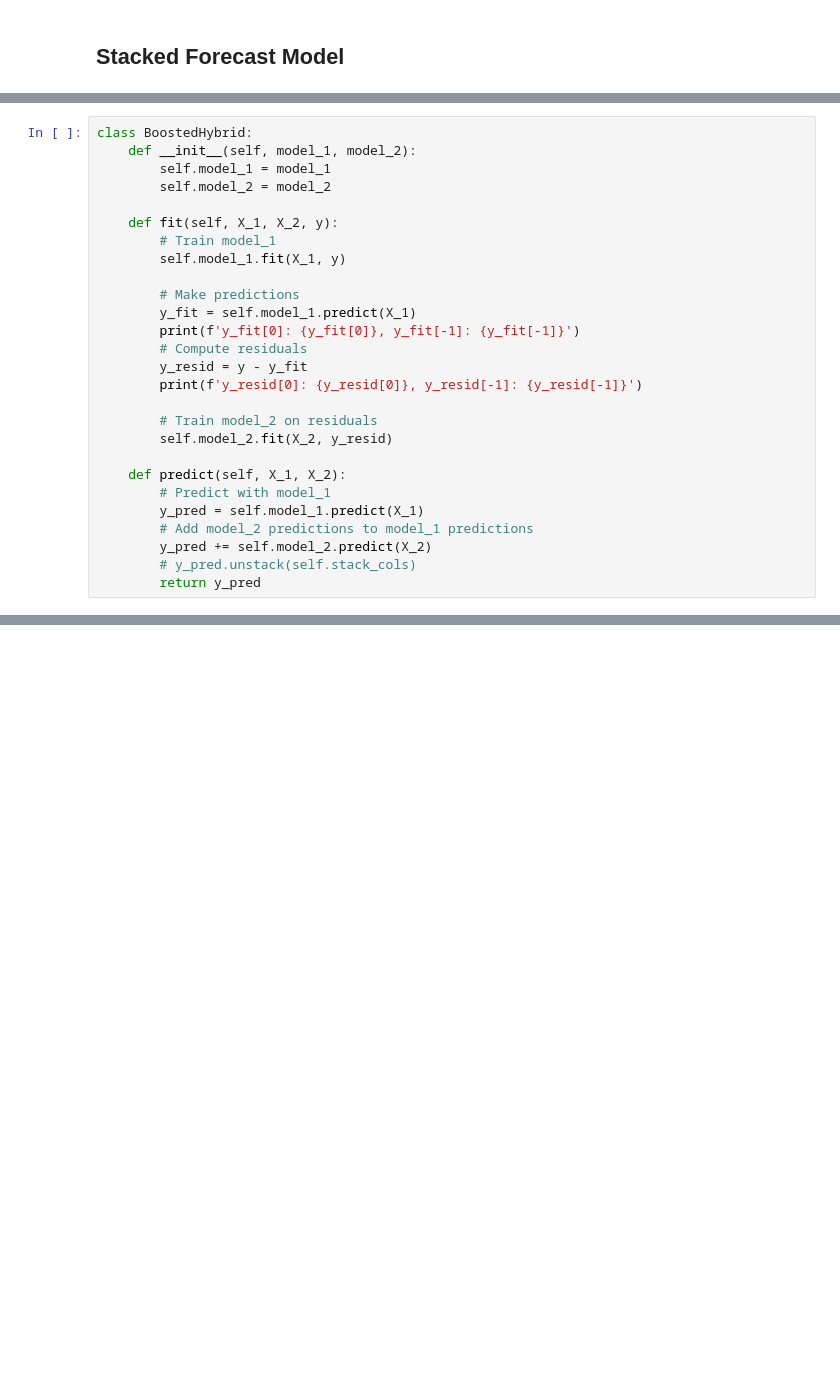
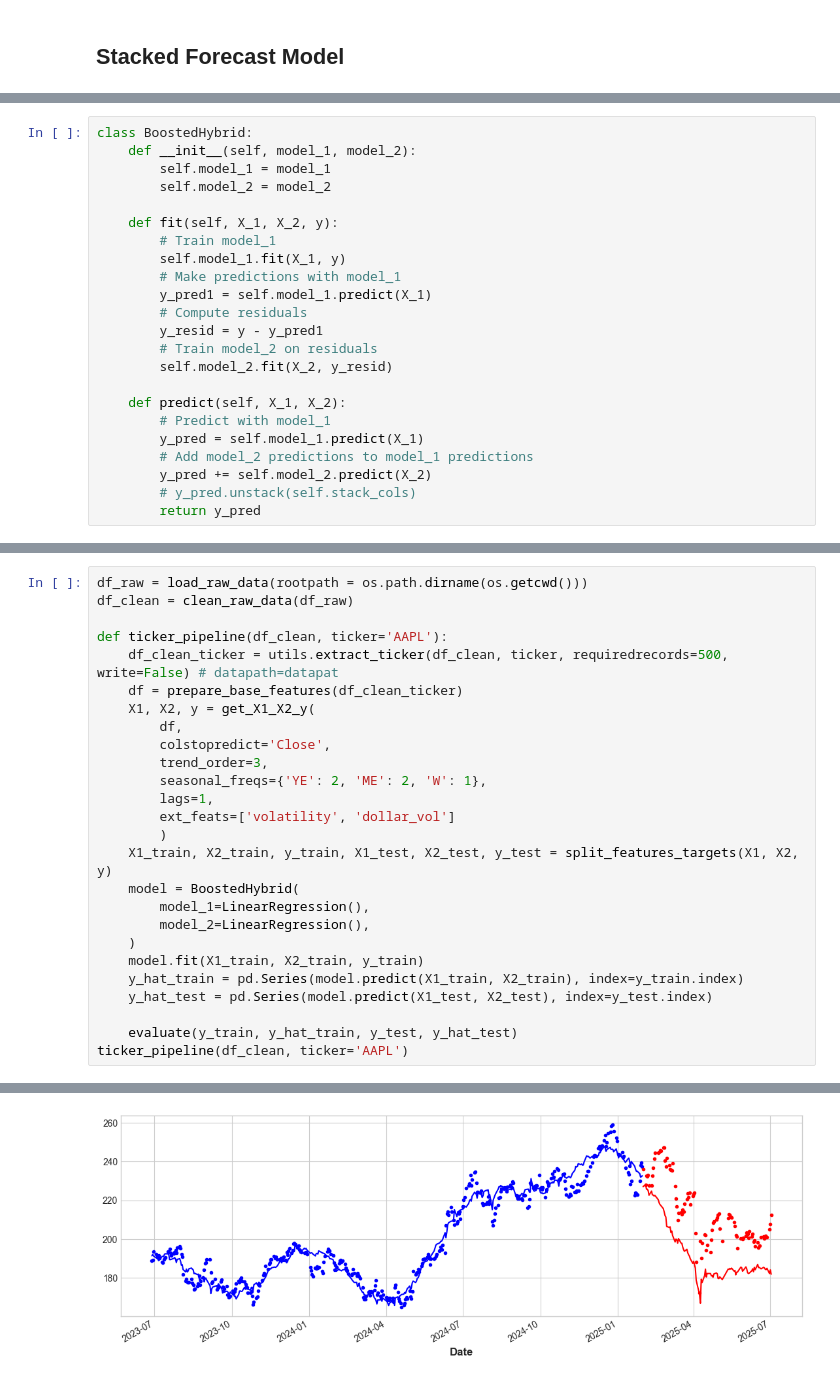
Before and after one commit to OnurKerimoglu/stocks_forecasting, a Jupyter notebook: nb/price_component_analysis.ipynb, the cells around one changed output, grey strips where cells are left out. Cells and saved outputs as stored; diff of their text form; blank space fills up the shorter version.

```diff
--- a/nb/price_component_analysis.ipynb
+++ b/nb/price_component_analysis.ipynb
@@ -371,14 +374,10 @@ class BoostedHybrid:
     def fit(self, X_1, X_2, y):
         # Train model_1
         self.model_1.fit(X_1, y)
-
-        # Make predictions
-        y_fit = self.model_1.predict(X_1)
-        print(f'y_fit[0]: {y_fit[0]}, y_fit[-1]: {y_fit[-1]}')
+        # Make predictions with model_1
+        y_pred1 = self.model_1.predict(X_1)
         # Compute residuals
-        y_resid = y - y_fit
-        print(f'y_resid[0]: {y_resid[0]}, y_resid[-1]: {y_resid[-1]}')
-
+        y_resid = y - y_pred1
         # Train model_2 on residuals
         self.model_2.fit(X_2, y_resid)
 
@@ -427,0 +465,27 @@ Test RMSE: 39.37081
+# %%
+df_raw = load_raw_data(rootpath = os.path.dirname(os.getcwd()))
+df_clean = clean_raw_data(df_raw)
+
+def ticker_pipeline(df_clean, ticker='AAPL'):
+    df_clean_ticker = utils.extract_ticker(df_clean, ticker, requiredrecords=500, write=False) # datapath=datapat
+    df = prepare_base_features(df_clean_ticker)
+    X1, X2, y = get_X1_X2_y(
+        df,
+        colstopredict='Close',
+        trend_order=3,
+        seasonal_freqs={'YE': 2, 'ME': 2, 'W': 1},
+        lags=1,
+        ext_feats=['volatility', 'dollar_vol']
+        )
+    X1_train, X2_train, y_train, X1_test, X2_test, y_test = split_features_targets(X1, X2, y)
+    model = BoostedHybrid(
+        model_1=LinearRegression(),
+        model_2=LinearRegression(),
+    )
+    model.fit(X1_train, X2_train, y_train)
+    y_hat_train = pd.Series(model.predict(X1_train, X2_train), index=y_train.index)
+    y_hat_test = pd.Series(model.predict(X1_test, X2_test), index=y_test.index)
+
+    evaluate(y_train, y_hat_train, y_test, y_hat_test)
+ticker_pipeline(df_clean, ticker='AAPL')
+# %% [output]
@@ -427,0 +508 @@ Test RMSE: 39.37081
+[figure, added]
```
Also changed, not shown: parts of 9 cells of this notebook.
